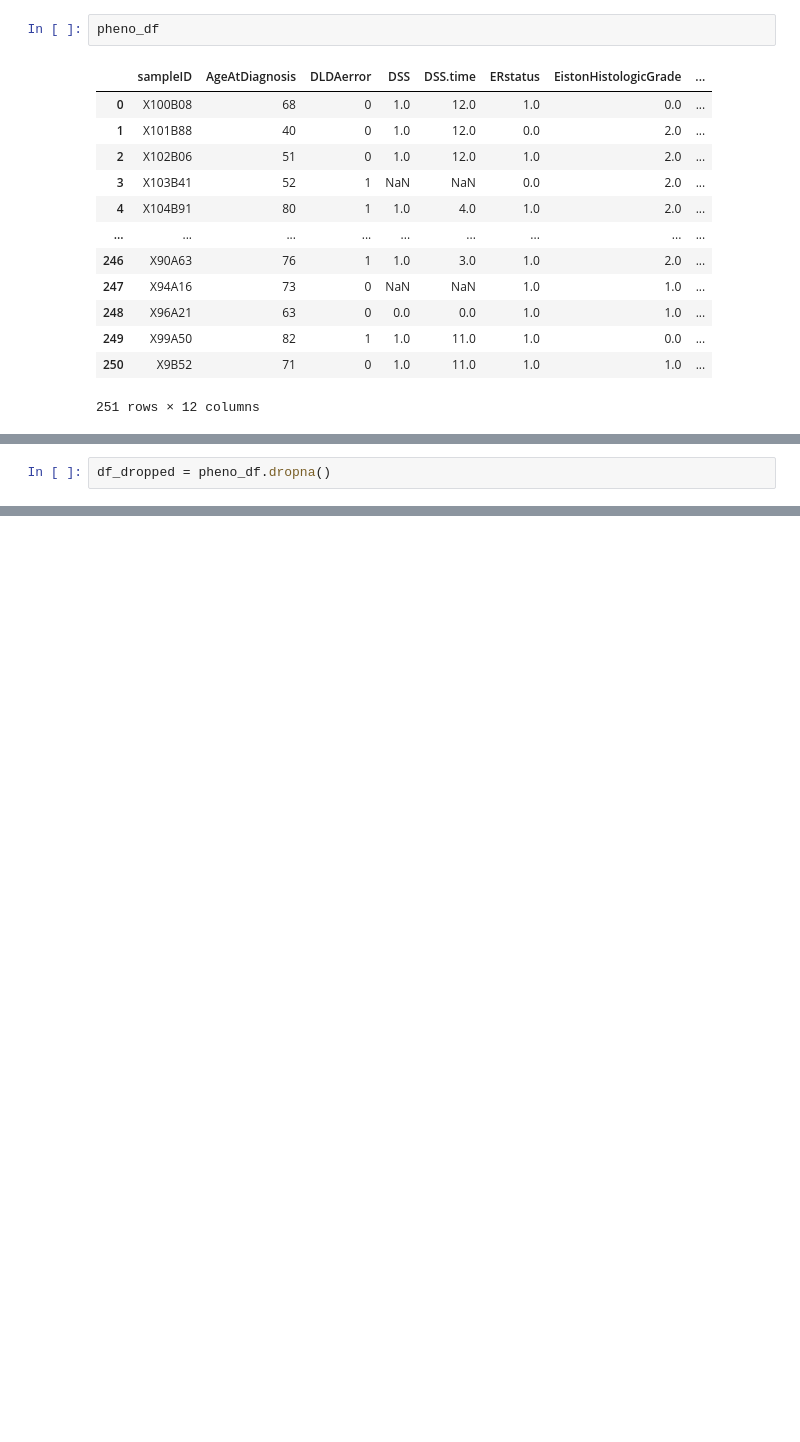
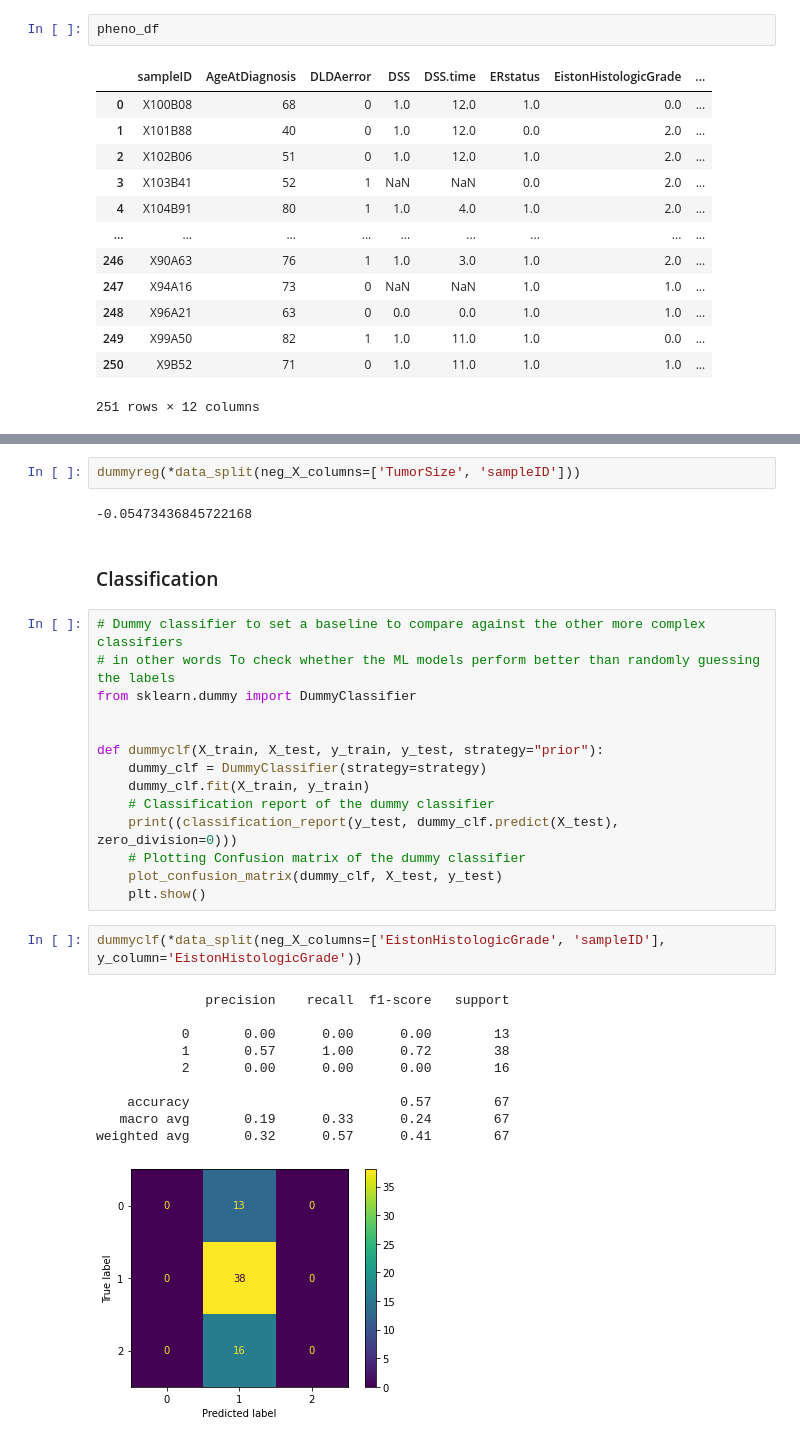
Before and after one commit to faizanhemotra/Breast-Cancer-Phenotype, a Jupyter notebook: analysis.ipynb, the cells around one changed output, grey strips where cells are left out. Cells and saved outputs as stored; diff of their text form; blank space fills up the shorter version.

```diff
--- a/analysis.ipynb
+++ b/analysis.ipynb
@@ -185,2 +182,0 @@ pheno_df.head()
-# %%
-df_dropped = pheno_df.dropna()
@@ -238,0 +236,33 @@ dummyreg(*data_split(['AgeAtDiagnosis', 'sampleID']))
+# %%
+dummyreg(*data_split(neg_X_columns=['TumorSize', 'sampleID']))
+# %% [output]
+-0.05473436845722168
+# %% [markdown]
+### Classification
+# %%
+# Dummy classifier to set a baseline to compare against the other more complex classifiers
+# in other words To check whether the ML models perform better than randomly guessing the labels
+from sklearn.dummy import DummyClassifier
+
+
+def dummyclf(X_train, X_test, y_train, y_test, strategy="prior"):
+    dummy_clf = DummyClassifier(strategy=strategy)
+    dummy_clf.fit(X_train, y_train)
+    # Classification report of the dummy classifier
+    print((classification_report(y_test, dummy_clf.predict(X_test), zero_division=0)))
+    # Plotting Confusion matrix of the dummy classifier
+    plot_confusion_matrix(dummy_clf, X_test, y_test)
+    plt.show()
+# %%
+dummyclf(*data_split(neg_X_columns=['EistonHistologicGrade', 'sampleID'], y_column='EistonHistologicGrade'))
+# %% [output]
+              precision    recall  f1-score   support
+
+           0       0.00      0.00      0.00        13
+           1       0.57      1.00      0.72        38
+           2       0.00      0.00      0.00        16
+
+    accuracy                           0.57        67
+   macro avg       0.19      0.33      0.24        67
+weighted avg       0.32      0.57      0.41        67
+[figure, added]
```
Also changed, not shown: parts of 13 cells of this notebook.
